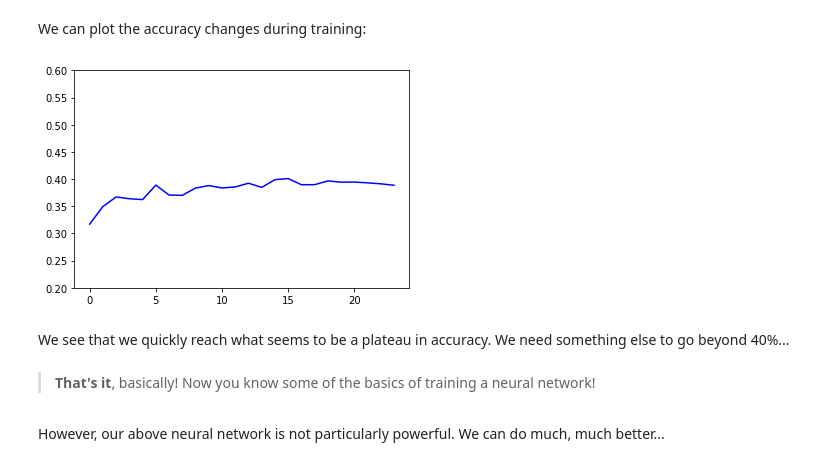
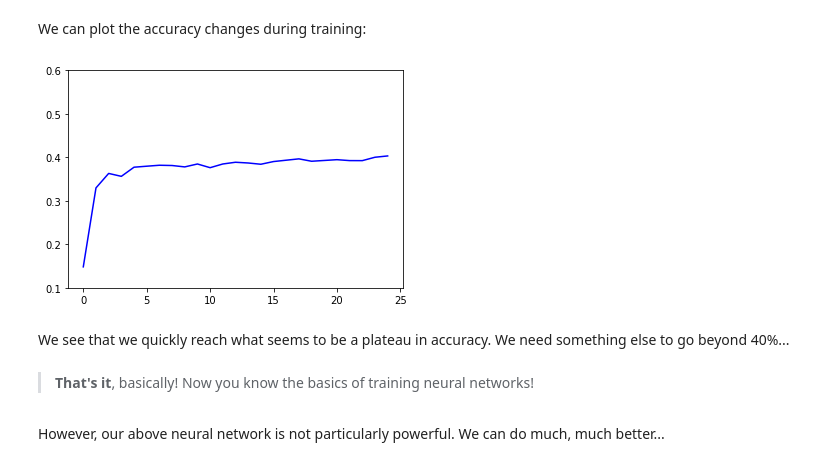
Before and after one commit to xyXiangYu/DAT158ML, a Jupyter notebook: Part5-neural_networks/DAT158-Part5-1-Neural_networks.ipynb, the cells around one changed output. Drawn from its saved outputs; the diff is of its cells as text; code cells hidden in the pictures.

```diff
--- a/Part5-neural_networks/DAT158-Part5-1-Neural_networks.ipynb
+++ b/Part5-neural_networks/DAT158-Part5-1-Neural_networks.ipynb
@@ -230,7 +240,7 @@ The network has now been trained *a tiny bit* (it has learned from the first fou
 
 Let's see if that helped:
 # %%
-outputs = net(torch.autograd.Variable(images))
+outputs = net(images)
 # %%
 _, predicted = torch.max(outputs.data, 1)
 # %%
@@ -309,7 +321,7 @@ We'll go through the entire training set 2 times:
 # %%
 num_epochs = 2
 # %%
-accuracies = []
+accuracies = [check_accuracy(net), ]
 for epoch in range(num_epochs):
 
     running_loss = 0.0
@@ -356,15 +368,15 @@ Training complete
 # %% [markdown]
 We can plot the accuracy changes during training:
 # %%
-plt.ylim([0.2, 0.6])
+plt.ylim([0.1, 0.6])
 plt.plot(accuracies, 'b')
 plt.show()
 # %% [output]
-[figure, old version]
+[figure, new version]
 # %% [markdown]
 We see that we quickly reach what seems to be a plateau in accuracy. We need something else to go beyond 40%...
 # %% [markdown]
-> **That's it**, basically! Now you know some of the basics of training a neural network!
+> **That's it**, basically! Now you know the basics of training neural networks!
 # %% [markdown]
 However, our above neural network is not particularly powerful. We can do much, much better...
 # %% [markdown]
```
Also changed, not shown: parts of 41 cells of this notebook, 2 other files.
